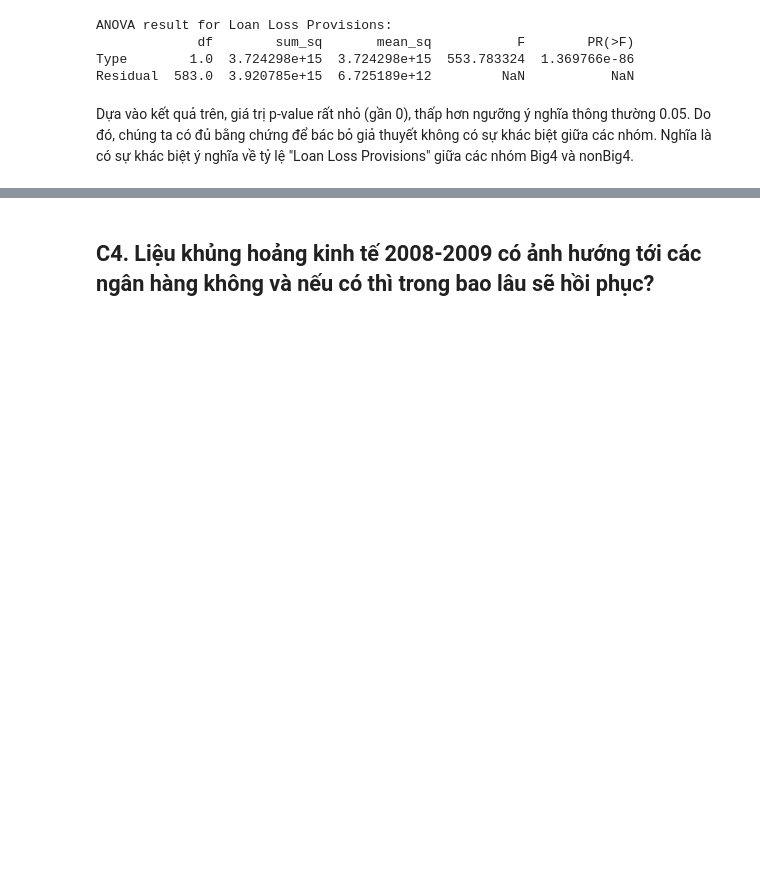
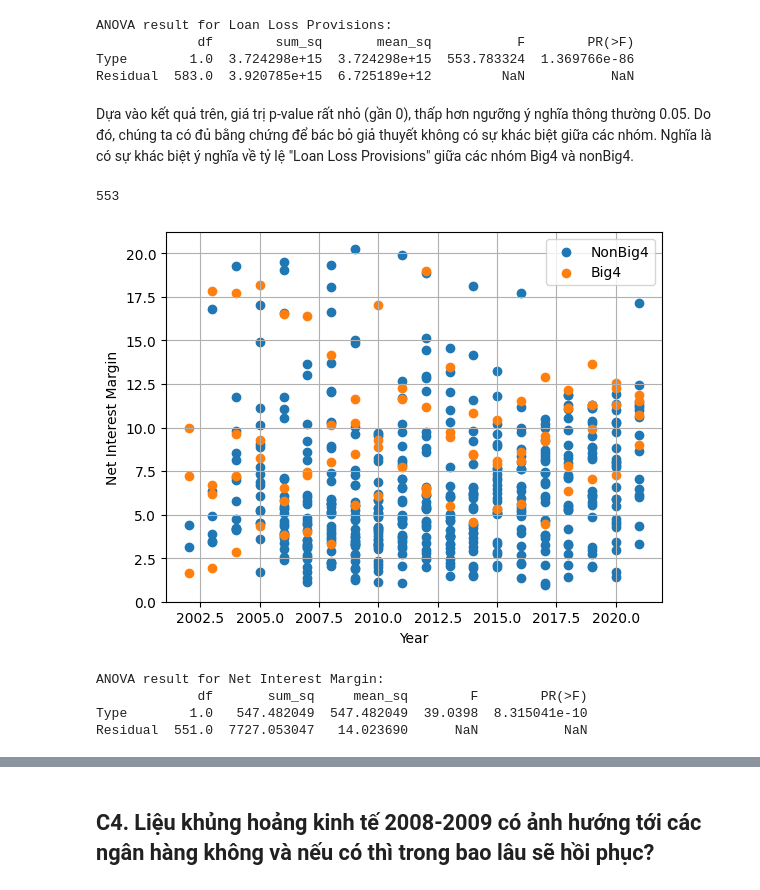
Before and after one commit to trhgquan/MTH063, a Jupyter notebook: final/vn-bank.ipynb, the cells around one changed output, grey strips where cells are left out. Drawn from its saved outputs; the diff is of its cells as text; code cells hidden in the pictures; blank space fills up the shorter version.

```diff
--- a/final/vn-bank.ipynb
+++ b/final/vn-bank.ipynb
@@ -493,3 +493,47 @@ Type        1.0  3.724298e+15  3.724298e+15  553.783324  1.369766e-86
 Residual  583.0  3.920785e+15  6.725189e+12         NaN           NaN
 # %% [markdown]
 Dựa vào kết quả trên, giá trị p-value rất nhỏ (gần 0), thấp hơn ngưỡng ý nghĩa thông thường 0.05. Do đó, chúng ta có đủ bằng chứng để bác bỏ giả thuyết không có sự khác biệt giữa các nhóm. Nghĩa là có sự khác biệt ý nghĩa về tỷ lệ "Loan Loss Provisions" giữa các nhóm Big4 và nonBig4.
+# %%
+# LLP - Loan Loss Provisions
+data_c3_llp = pd.merge(df,banks_list,how="left",on='Bank Code')
+data_c3_llp = data_c3_llp[(data_c3_llp['Type of ownership'] =='JSCB')| (data_c3_llp['Type of ownership'] =='SOCB')]
+data_c3_llp = data_c3_llp.dropna(subset = 'Net Interest Margin')
+data_c3_llp =data_c3_llp.rename(columns={'Net Interest Margin':'LLP','Bank Code':'Bcode','Type of ownership':"Type"})
+data_c3_llp['LLP'] = data_c3_llp['LLP'].apply(pd.to_numeric)
+
+# Cắt tỉa trực tiếp trên dữ liệu của bảng data_c3_llp
+alpha = 0.05
+q1 = data_c3_llp['LLP'].quantile(0.05)
+q3 = data_c3_llp['LLP'].quantile(0.95)
+iqr = q3 - q1
+lower_bound = q1 - alpha * iqr
+upper_bound = q3 + alpha * iqr
+
+#data_c3_llp = data_c3_llp[(data_c3_llp['LLP'] >= -1) & (data_c3_llp['LLP'] <= 101)]
+data_c3_llp = data_c3_llp[(data_c3_llp['LLP'] >= lower_bound) & (data_c3_llp['LLP'] <= upper_bound)]
+
+print(len(data_c3_llp))
+
+fig, ax = plt.subplots()
+Big4 = data_c3_llp[data_c3_llp['Type']=='SOCB']
+NonBig4 = data_c3_llp[data_c3_llp['Type']=='JSCB']
+ax.scatter(NonBig4['Year'], NonBig4['LLP'],label= 'NonBig4')
+ax.scatter(Big4['Year'], Big4['LLP'],label= 'Big4' )
+ax.legend()
+ax.grid(True)
+plt.xlabel('Year')
+plt.ylabel('Net Interest Margin')
+plt.show()
+
+model1 = ols('LLP ~ Type', data=data_c3_llp).fit()
+anova_result1 = sm.stats.anova_lm(model1)
+
+print("ANOVA result for Net Interest Margin:")
+print(anova_result1)
+# %% [output]
+553
+[figure, added]
+ANOVA result for Net Interest Margin:
+             df       sum_sq     mean_sq        F        PR(>F)
+Type        1.0   547.482049  547.482049  39.0398  8.315041e-10
+Residual  551.0  7727.053047   14.023690      NaN           NaN
```
Also changed, not shown: parts of 2 cells of this notebook.
